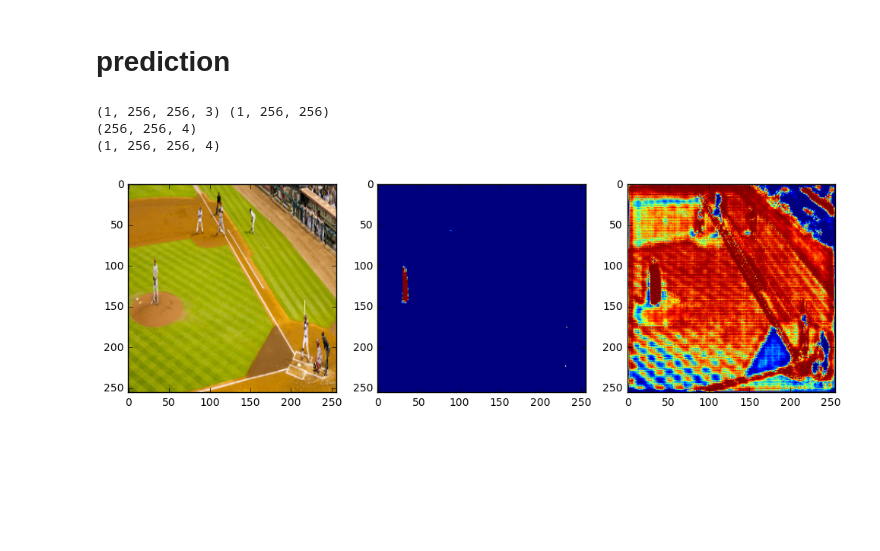
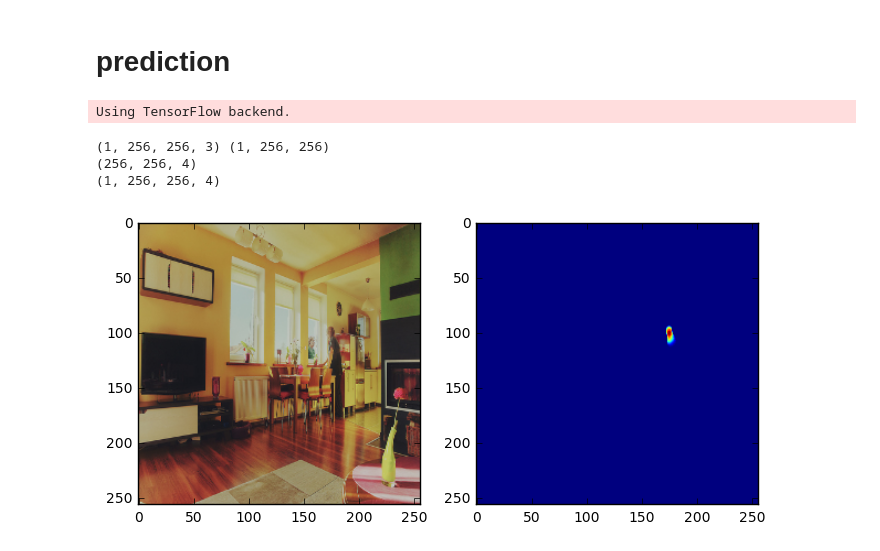
Before and after one commit to legokichi/keras-human-detector, a Jupyter notebook: predict.ipynb, the cells around one changed output. Drawn from its saved outputs; the diff is of its cells as text; code cells hidden in the pictures; blank space fills up the shorter version.

```diff
--- a/predict.ipynb
+++ b/predict.ipynb
@@ -32,9 +32,11 @@ from model_unet import create_unet
 with K.tf.device('/cpu:0'):
         model = create_unet((256, 256, 3), 1, 64)
         model.load_weights("./data/2017-05-10-05-46-17_fil64_adam_lr0.0001_glorot_uniform_shape256x256_data_aug_weights.epoch0080-val_loss-0.70-val_dice_coef0.70.hdf5")
-        model2 = create_unet((256, 256, 4), 1, 64)
+        model2 = create_unet((256, 256, 4), 1, 64, heatmap=True)
         #model2.load_weights("./data/2017-05-10-10-56-14_fil64_adam_lr0.0001_glorot_uniform_shape256x256_learn_head_data_aug_weights.epoch0080-val_loss-104.12-val_acc0.89.hdf5")
-        model2.load_weights("./data/2017-05-11-06-03-07_fil64_adam_lr0.0001_glorot_uniform_shape256x256_learn_head_data_aug_weights.epoch0011-val_loss1156.76-val_acc0.12.hdf5")
+        model2.load_weights("./data/2017-05-12-06-02-02_fil64_adam_lr0.0001_glorot_uniform_shape256x256_learn_head_data_aug_mean_squared_error_weights.epoch0099-val_loss145.40-val_acc0.72.hdf5")
+# %% [output]
+Using TensorFlow backend.
 # %%
 '''
 2017-05-09-10-03-04_fil64_adam_lr0.0001_glorot_uniform_shape256x256_data_aug_weights.epoch0080-val_loss-0.78-val_dice_coef0.78.hdf5
@@ -47,34 +49,34 @@ COCO_val2014_000000000338
 COCO_val2014_000000000357
 '''
 
-img = io.imread("./data/val2014/COCO_val2014_000000000357.jpg")
+img = io.imread("./data/val2014/COCO_val2014_000000000139.jpg")
 img = cv2.resize(img, (256, 256))
 img = np.expand_dims(img, axis=0)
 
 
 with K.tf.device('/cpu:0'):
         output = model.predict(img)
         print(img.shape, output.shape)
         img2 = np.dstack((img[0], output[0]))
         print(img2.shape)
         img2 = np.expand_dims(img2, axis=0)
         print(img2.shape)
         output2 = model2.predict(img2)
 
 
 
 
 mat1 = [
     [
         lambda x: plt.imshow(img[0]),
-        lambda x: plt.imshow(output[0]),
+        #lambda x: plt.imshow(output[0]),
         lambda x: plt.imshow(output2[0]),
     ]
 ]
 
 mtx_plot(mat1, ratio=(4,4))
 # %% [output]
 (1, 256, 256, 3) (1, 256, 256)
 (256, 256, 4)
 (1, 256, 256, 4)
-[figure, old version]
+[figure, new version]
```
Also changed, not shown: 3 other files.
